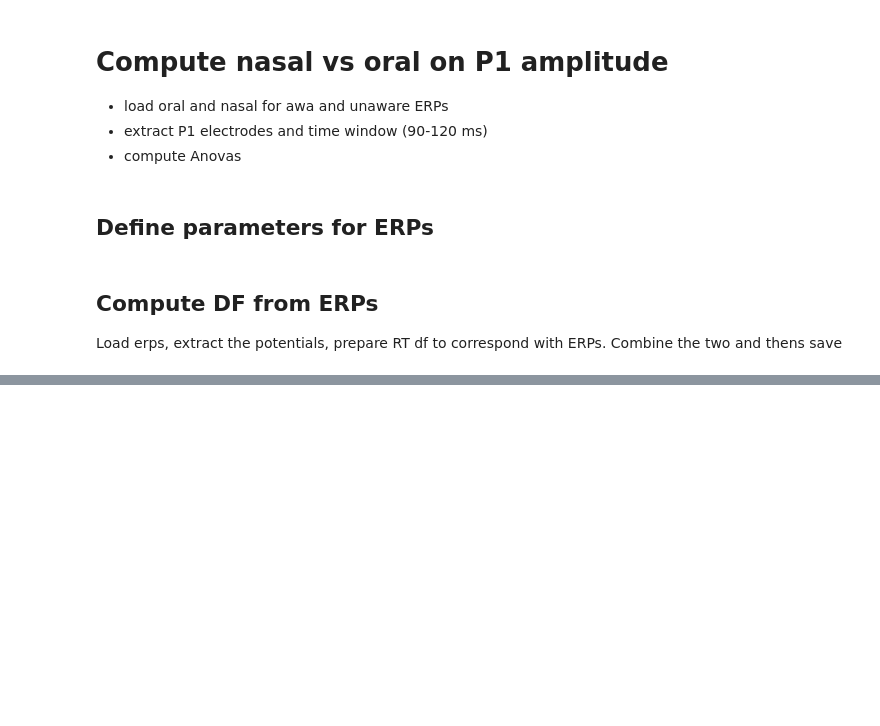
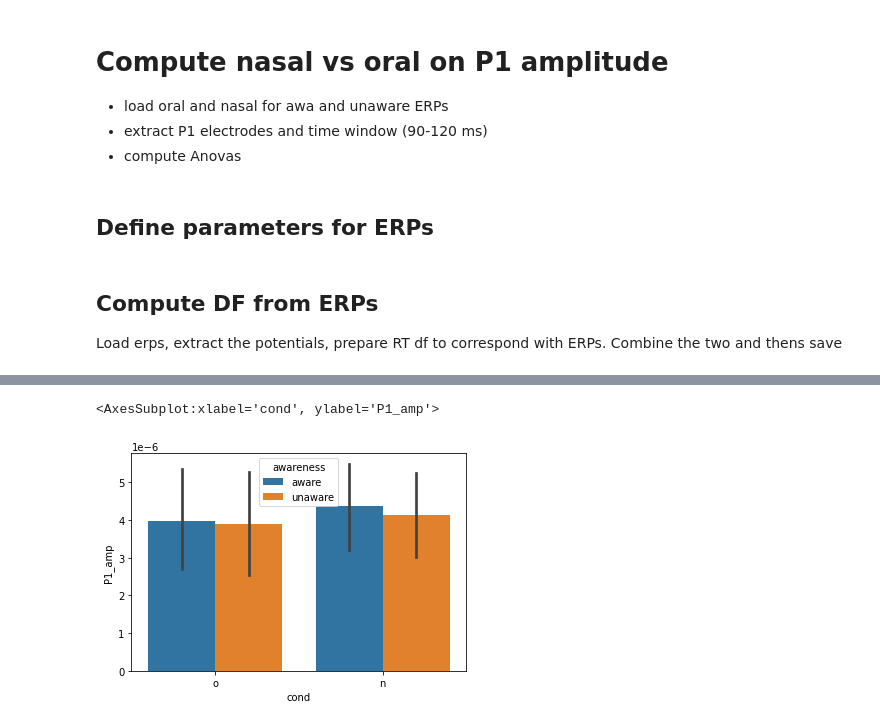
Before and after one commit to vivile42/Oral_24, a Jupyter notebook: stats/stats_R1.ipynb, the cells around one changed output, grey strips where cells are left out. Drawn from its saved outputs; the diff is of its cells as text; code cells hidden in the pictures; blank space fills up the shorter version.

```diff
--- a/stats/stats_R1.ipynb
+++ b/stats/stats_R1.ipynb
@@ -417,7 +462,10 @@ Load erps, extract the potentials, prepare RT df to correspond with ERPs. Combin
 # %%
 
 awa_cond_list=['aware','unaware']
-
+list_g_num=[]
+list_avg_data=[]
+list_cond=[]
+list_awa=[]
 
 for rsp_cond in rsp_cond_list:
     if rsp_cond=='o':
@@ -426,33 +474,20 @@ for rsp_cond in rsp_cond_list:
         rsp_cond_lab=''
     for awa_cond in awa_cond_list:
         # load ERP for condition
-        cond_erp=mne.read_evokeds(filter_list_equal(evo_files,f'{rsp_cond}maskON_correct_cfa_vep_norm_{awa_cond}_list'))
+        print(f'{rsp_cond}maskON_correct_cfa_vep_norm_{awa_cond}_list')
+        cond_erp=mne.read_evokeds(filter_list_equal(evo_files,f'{rsp_cond_lab}maskON_correct_cfa_vep_norm_{awa_cond}_list'))
         #predefine list for g numbers and amplitude data
-        list_g_num=[]
-        list_avg_data=[]
+
         for erp_g in cond_erp:
             #extract both time interval and electrodes
             erp_data=erp_g.copy().crop(time_int[0],time_int[1]).pick_channels(picks_P1).data
             #compute average from filtered ERP data
-            avg_data=np.average(erp_data)
+            avg_data=np.mean(erp_data)
             #append data to list
             list_avg_data.append(avg_data)
             # append g_num to list
             g_num=erp_g.comment[-3:]
             list_g_num.append(g_num)
-            #assign complete list to dict with componenet as key
-            dict_df[k]=list_avg_data
-            # assign g_num list to dict
-            dict_df['g_num']=list_g_num
-            #create pd dataframe from dict
-            pd_df=pd.DataFrame.from_dict(dict_df)
-        # Filter RT df and create df with averaged RT for each subject
-        pivot_RT_df= s_hp.filter_RT_df_corr(RT_df.copy(),awa_cond,phy_cond)
-        # Combine ERP and RT df to correlate
-        final_df=pivot_RT_df.merge(pd_df,on='g_num')
-        #assign variable with condition in case of future merges
-        final_df['cond']=f'{awa_cond}_{phy_cond}'
-        #save df
-        path=f'ana/MNE/components_avg/amplitudes_RT_{awa_cond}_{phy_cond}.csv'
-        final_df.to_csv(path)
+            list_cond.append(rsp_cond)
+            list_awa.append(awa_cond)
 # %% [output]
@@ -475,0 +511,3 @@ includes only exh
+# %%
+dict_data={'gnum':list_g_num,'cond':list_cond,'awareness':list_awa,'P1_amp':list_avg_data}
+df=pd.DataFrame(dict_data)
@@ -475,0 +554,6 @@ includes only exh
+# %%
+import seaborn as sns
+sns.barplot(data=df,x='cond',y='P1_amp',hue='awareness')
+# %% [output]
+<AxesSubplot:xlabel='cond', ylabel='P1_amp'>
+[figure, added]
```
Also changed, not shown: parts of 10 cells of this notebook.
